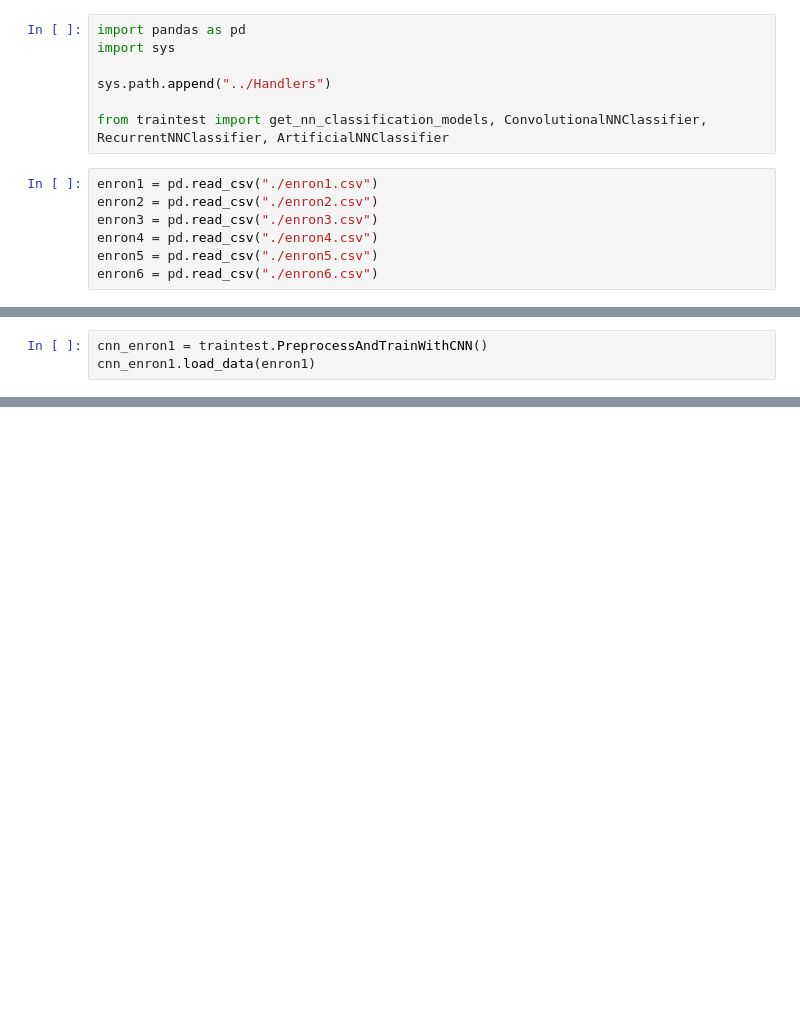
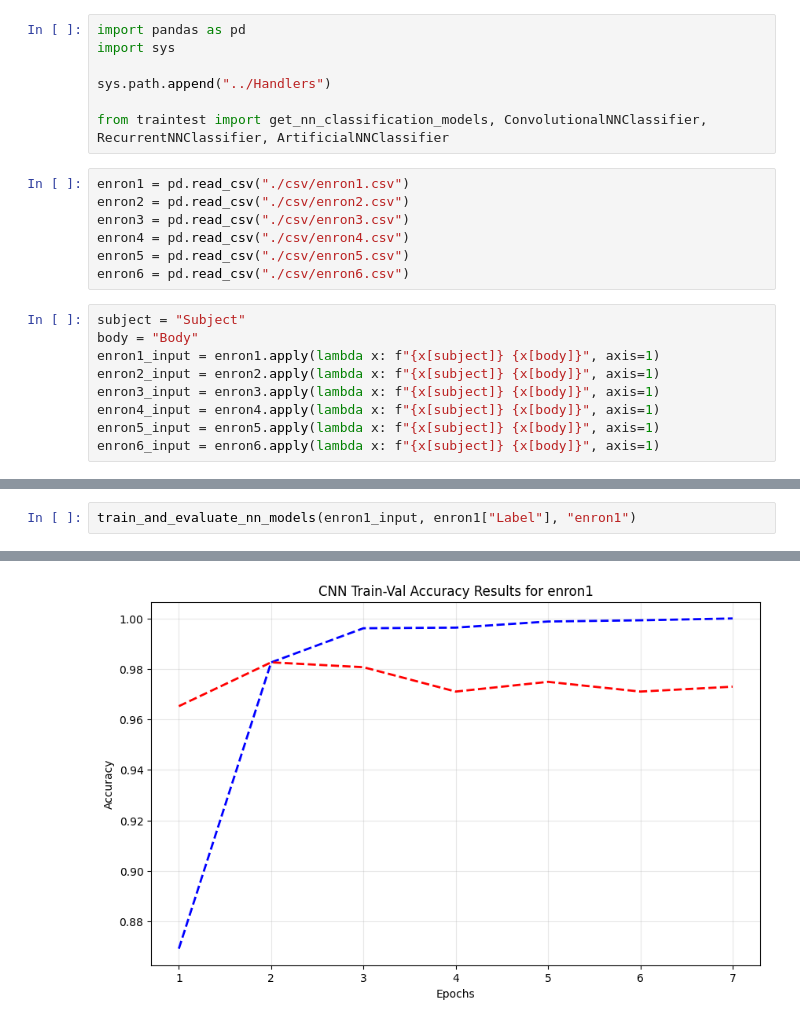
Before and after one commit to WilliamDelnington/EmailSpamDetection, a Jupyter notebook: EnronDatasetTests/enron_classification_nn.ipynb, the cells around one changed output, grey strips where cells are left out. Saved outputs shown, nothing was run; the diff lists cells and outputs as text; blank space fills up the shorter version.

```diff
--- a/EnronDatasetTests/enron_classification_nn.ipynb
+++ b/EnronDatasetTests/enron_classification_nn.ipynb
@@ -6,10 +6,19 @@ sys.path.append("../Handlers")
 
 from traintest import get_nn_classification_models, ConvolutionalNNClassifier, RecurrentNNClassifier, ArtificialNNClassifier
 # %%
-enron1 = pd.read_csv("./enron1.csv")
-enron2 = pd.read_csv("./enron2.csv")
-enron3 = pd.read_csv("./enron3.csv")
-enron4 = pd.read_csv("./enron4.csv")
-enron5 = pd.read_csv("./enron5.csv")
-enron6 = pd.read_csv("./enron6.csv")
+enron1 = pd.read_csv("./csv/enron1.csv")
+enron2 = pd.read_csv("./csv/enron2.csv")
+enron3 = pd.read_csv("./csv/enron3.csv")
+enron4 = pd.read_csv("./csv/enron4.csv")
+enron5 = pd.read_csv("./csv/enron5.csv")
+enron6 = pd.read_csv("./csv/enron6.csv")
+# %%
+subject = "Subject"
+body = "Body"
+enron1_input = enron1.apply(lambda x: f"{x[subject]} {x[body]}", axis=1)
+enron2_input = enron2.apply(lambda x: f"{x[subject]} {x[body]}", axis=1)
+enron3_input = enron3.apply(lambda x: f"{x[subject]} {x[body]}", axis=1)
+enron4_input = enron4.apply(lambda x: f"{x[subject]} {x[body]}", axis=1)
+enron5_input = enron5.apply(lambda x: f"{x[subject]} {x[body]}", axis=1)
+enron6_input = enron6.apply(lambda x: f"{x[subject]} {x[body]}", axis=1)
 # %%
@@ -18,4 +91,3 @@ def train_and_evaluate_models():
 # %%
-cnn_enron1 = traintest.PreprocessAndTrainWithCNN()
-cnn_enron1.load_data(enron1)
+train_and_evaluate_nn_models(enron1_input, enron1["Label"], "enron1")
 # %% [output]
@@ -30,0 +127 @@ ServerApp.rate_limit_window=3.0 (secs)
+[figure, added]
```
Also changed, not shown: parts of 8 cells of this notebook, 3 other files.
